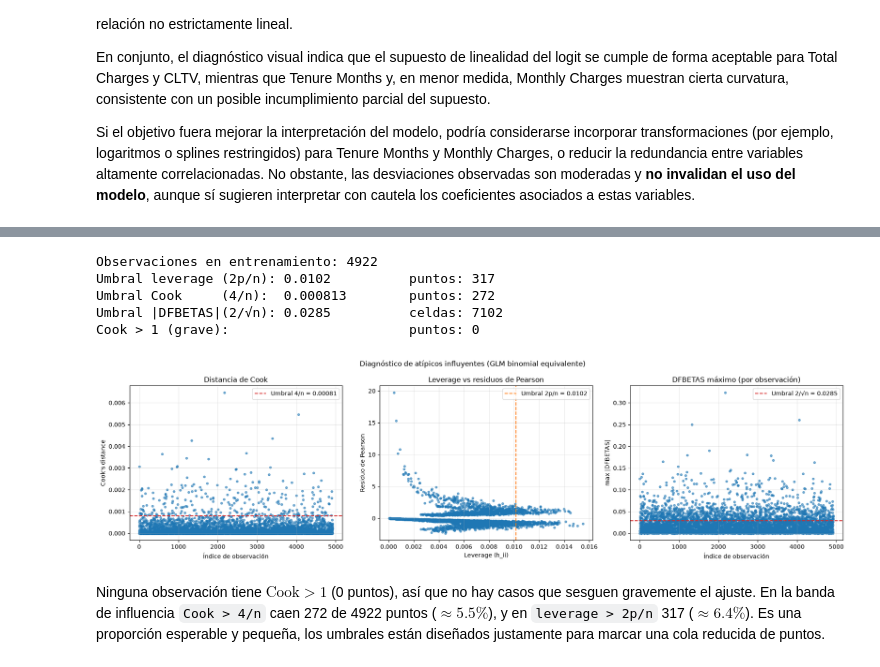
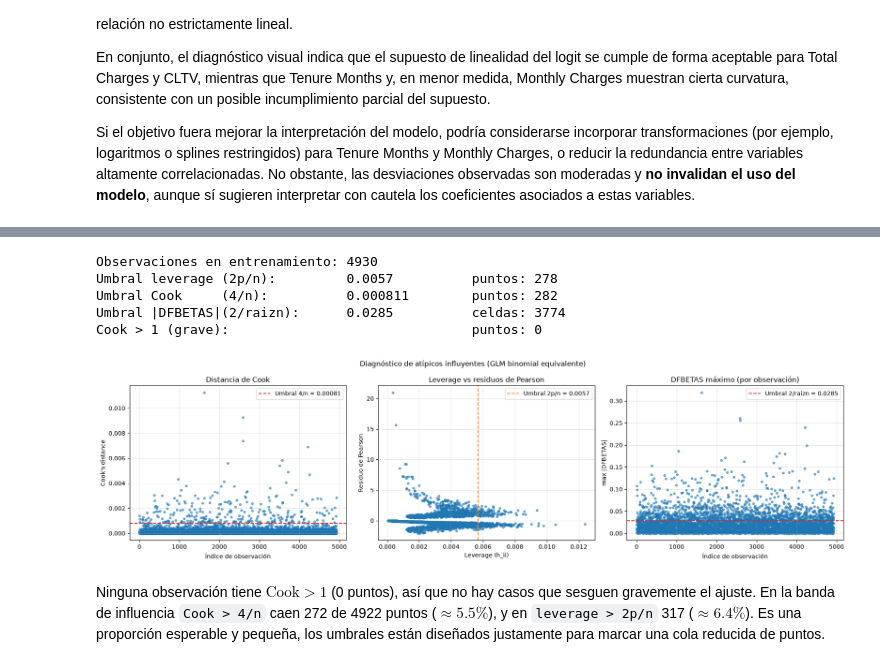
Before and after one commit to Sinoombre/IA-Parcial-2, a Jupyter notebook: data/EDA.ipynb, the cells around one changed output, grey strips where cells are left out. Saved outputs shown, nothing was run; the diff lists cells and outputs as text; code cells hidden in the pictures.

```diff
--- a/data/EDA.ipynb
+++ b/data/EDA.ipynb
@@ -207,18 +189,20 @@ CLTV                    0
 Churn Reason         5174
 dtype: int64
 # %%
+# Se eliminan del dataframe de trabajo las columnas que no pueden ser usadas
+# como predictores. Churn Value se conserva como variable objetivo.
 df = df.drop(columns=[
-    'CustomerID', # es un indentificador de registro
-    'Count', # es para informe de consumo, no aporta nada
-    'Country', # es un identificador de país
-    'State', # identificador de ubicación
-    'City', # identificador de ciudad
-    'Lat Long', # ubicación detallado
-    'Latitude', # ubicación detallada
-    'Longitude', # ubicación detallada
-    'Zip Code', # ubicación detallada
-    'Churn Label', # fuga de info
-    'Churn Score', # fuga de info
-    'Churn Reason' # fuga de info
+    'CustomerID',
+    'Count',
+    'Country',
+    'State',
+    'City',
+    'Lat Long',
+    'Latitude',
+    'Longitude',
+    'Zip Code',
+    'Churn Label',
+    'Churn Score',
+    'Churn Reason',
 ])
 # %% [markdown]
@@ -1143,16 +1183,16 @@ n_dfbetas = int((np.abs(dfbetas) > umbral_dfbetas).sum())
 n_cook_grave = int((cooks > 1).sum())
 
 print(f"Observaciones en entrenamiento: {n_obs}")
-print(f"Umbral leverage\t(2p/n):\t{umbral_leverage:.4f}\t\tpuntos: {n_leverage}")
-print(f"Umbral Cook\t(4/n):\t{umbral_cook:.6f}\tpuntos: {n_cook}")
-print(f"Umbral |DFBETAS|(2/√n):\t{umbral_dfbetas:.4f}\t\tceldas: {n_dfbetas}") # tocó copiar y pegar el simbolo √
-print(f"Cook > 1 (grave):\t\t\tpuntos: {n_cook_grave}")
+print(f"Umbral leverage\t(2p/n):\t\t{umbral_leverage:.4f}\t\tpuntos: {n_leverage}")
+print(f"Umbral Cook\t(4/n):\t\t{umbral_cook:.6f}\tpuntos: {n_cook}")
+print(f"Umbral |DFBETAS|(2/raizn):\t{umbral_dfbetas:.4f}\t\tceldas: {n_dfbetas}") # tocó copiar y pegar el simbolo raiz
+print(f"Cook > 1 (grave):\t\t\t\tpuntos: {n_cook_grave}")
 # %% [output]
-Observaciones en entrenamiento: 4922
-Umbral leverage (2p/n): 0.0102          puntos: 317
-Umbral Cook     (4/n):  0.000813        puntos: 272
-Umbral |DFBETAS|(2/√n): 0.0285          celdas: 7102
-Cook > 1 (grave):                       puntos: 0
+Observaciones en entrenamiento: 4930
+Umbral leverage (2p/n):         0.0057          puntos: 278
+Umbral Cook     (4/n):          0.000811        puntos: 282
+Umbral |DFBETAS|(2/raizn):      0.0285          celdas: 3774
+Cook > 1 (grave):                               puntos: 0
 # %%
 fig, ejes = plt.subplots(1, 3, figsize=(18, 5))
 
@@ -1168,35 +1208,35 @@ ejes[0].grid(alpha=0.3)
 
 # 2) Leverage vs residuos de Pearson
 p_ajustada = res_glm.fittedvalues.to_numpy()
 residuos_pearson = (
     (y_train.to_numpy() - p_ajustada)
     / np.sqrt(p_ajustada * (1 - p_ajustada))
 )
 ejes[1].scatter(leverage, residuos_pearson, s=12, alpha=0.6)
 ejes[1].axvline(umbral_leverage, color="tab:orange", linestyle="--",
                 label=f"Umbral 2p/n = {umbral_leverage:.4f}")
 ejes[1].set_title("Leverage vs residuos de Pearson")
 ejes[1].set_xlabel("Leverage (h_ii)")
 ejes[1].set_ylabel("Residuo de Pearson")
 ejes[1].legend()
 ejes[1].grid(alpha=0.3)
 
 # 3) DFBETAS máximo absoluto por observación
 dfbetas_max = np.abs(dfbetas).max(axis=1)
 ejes[2].scatter(range(n_obs), dfbetas_max, s=12, alpha=0.6)
 ejes[2].axhline(umbral_dfbetas, color="tab:red", linestyle="--",
-                label=f"Umbral 2/√n = {umbral_dfbetas:.4f}") # tocó copiar y pegar el simbolo √
+                label=f"Umbral 2/raizn = {umbral_dfbetas:.4f}") # tocó copiar y pegar el simbolo raiz
 ejes[2].set_title("DFBETAS máximo (por observación)")
 ejes[2].set_xlabel("Índice de observación")
 ejes[2].set_ylabel("max |DFBETAS|")
 ejes[2].legend()
 ejes[2].grid(alpha=0.3)
 
 plt.suptitle("Diagnóstico de atípicos influyentes (GLM binomial equivalente)")
 plt.tight_layout()
 plt.show()
 # %% [output]
-[figure, old version]
+[figure, new version]
 # %% [markdown]
 Ninguna observación tiene $\text{Cook} > 1$ (0 puntos), así que no hay casos que sesguen gravemente el ajuste. En la banda de influencia `Cook > 4/n` caen 272 de  4922 puntos ($\approx 5.5 \%$), y en `leverage > 2p/n` 317 ($\approx 6.4 \%$). Es una proporción esperable y pequeña, los umbrales están diseñados justamente para marcar una cola reducida de puntos.
 # %% [markdown]
```
Also changed, not shown: parts of 40 cells of this notebook.
